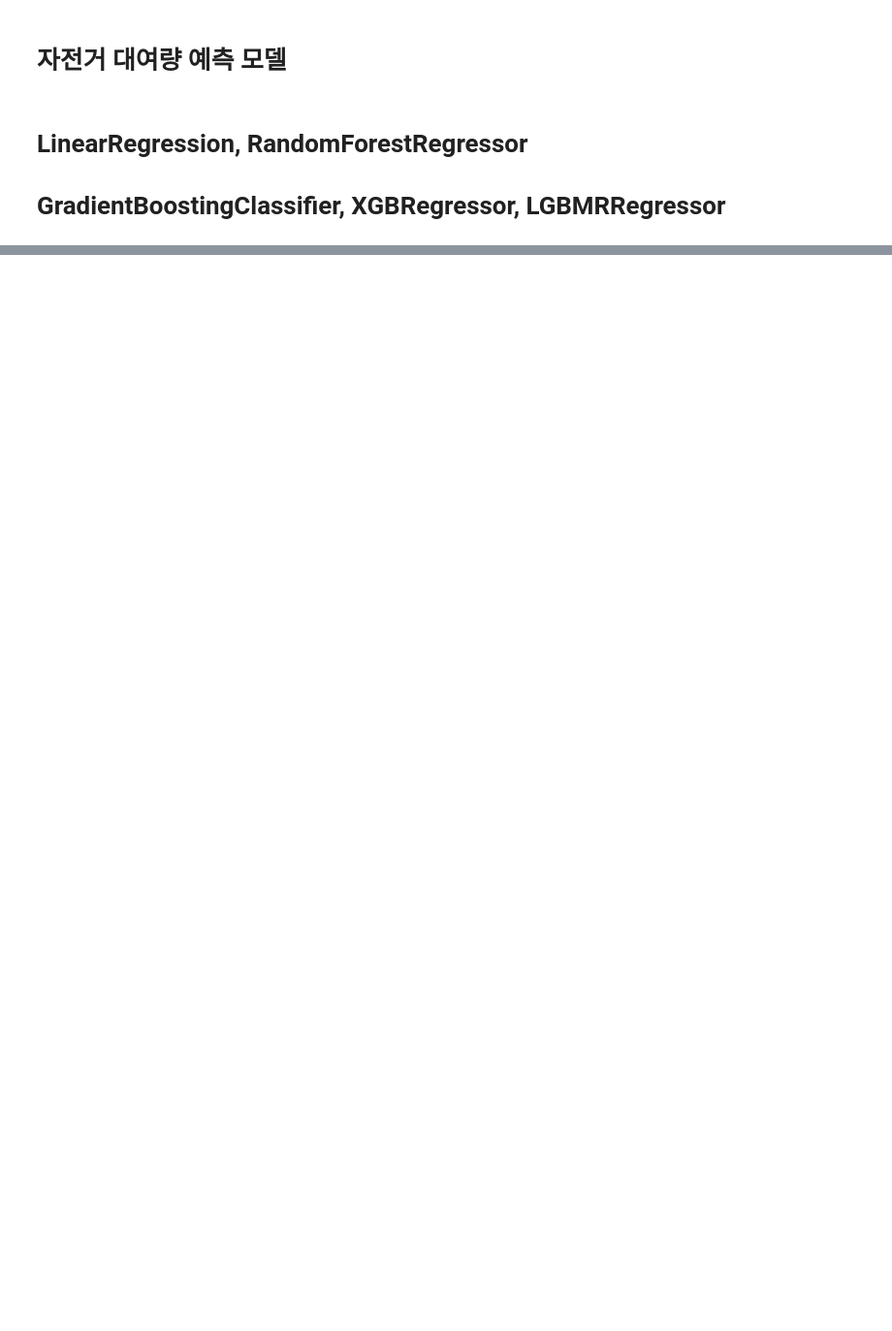
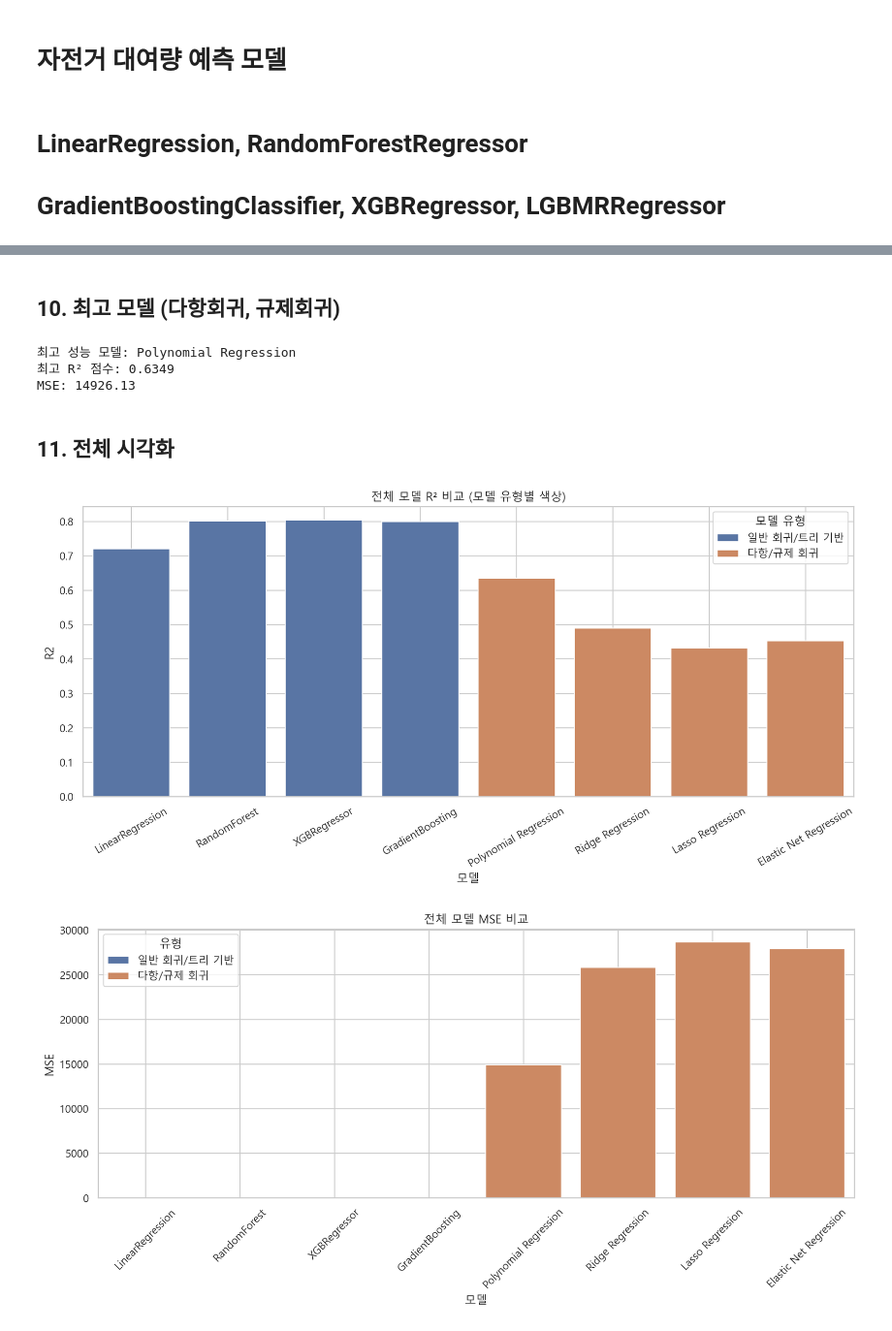
Before and after one commit to jihuikim45/hipython_rep, a Jupyter notebook: 대여량예측모델/bike대여량예측모델.ipynb, the cells around one changed output, grey strips where cells are left out. Shown at 97% size. Saved outputs shown, nothing was run; the diff lists cells and outputs as text; code cells hidden in the pictures; blank space fills up the shorter version.

```diff
--- a/대여량예측모델/bike대여량예측모델.ipynb
+++ b/대여량예측모델/bike대여량예측모델.ipynb
@@ -249,0 +90,8 @@ d
+# %%
+from sklearn.model_selection import train_test_split
+
+X = train.drop('count', axis=1)
+y = train['count']
+y_log = np.log1p(y)  # 로그 변환
+
+X_train, X_valid, y_train, y_valid = train_test_split(X, y_log, test_size=0.2, random_state=42)
@@ -249,0 +117,7 @@ d
+# %%
+models = {
+    'LinearRegression': LinearRegression(),
+    'RandomForest': RandomForestRegressor(random_state=42),
+    'GradientBoosting': GradientBoostingRegressor(random_state=42),
+    'XGBRegressor': XGBRegressor(random_state=42)
+}
@@ -249,0 +283,65 @@ d
+# %% [markdown]
+## 10. 최고 모델 (다항회귀, 규제회귀)
+# %%
+def get_best_model_by_r2(df, model_col='모델', r2_col='R2'):
+    best_row = df.loc[df[r2_col].idxmax()]
+    print("최고 성능 모델:", best_row[model_col])
+    print(f"최고 R² 점수: {best_row[r2_col]:.4f}")
+    print(f"MSE: {best_row['MSE']:.2f}")
+    return best_row
+
+
+best_model = get_best_model_by_r2(df_poly_regularized)
+# %% [output]
+최고 성능 모델: Polynomial Regression
+최고 R² 점수: 0.6349
+MSE: 14926.13
+# %% [markdown]
+## 11. 전체 시각화
+# %%
+# 기존 일반 모델 성능 데이터프레임
+df_general_models = pd.DataFrame({
+    '모델': ['LinearRegression', 'RandomForest', 'XGBRegressor', 'GradientBoosting'],
+    'MSE': [23.4175, 14.8234, 14.6058, 14.9823],
+    'RMSE': [4.8391, 3.8491, 3.8217, 3.8721],
+    'R2': [0.7204, 0.8012, 0.8034, 0.7997]
+})
+
+df_general_models['유형'] = '일반 회귀/트리 기반'
+df_poly_regularized['유형'] = '다항/규제 회귀'
+df_combined = pd.concat([df_general_models, df_poly_regularized], ignore_index=True)
+
+# 다항 및 규제 회귀에는 RMSE가 없으므로 추가
+df_poly_regularized['RMSE'] = (df_poly_regularized['MSE']) ** 0.5
+
+# 두 데이터프레임 합치기
+df_combined = pd.concat([df_general_models, df_poly_regularized], ignore_index=True)
+
+# 시각화
+plt.figure(figsize=(12, 6))
+sns.barplot(data=df_combined, x='모델', y='R2', hue='유형', dodge=False)
+plt.title('전체 모델 R² 비교 (모델 유형별 색상)')
+plt.xticks(rotation=30)
+plt.grid(True)
+plt.tight_layout()
+plt.legend(title='모델 유형')
+plt.show()
+
+plt.figure(figsize=(12, 6))
+sns.barplot(data=df_combined, x='모델', y='MSE', hue='유형', dodge=False)
+plt.title('전체 모델 MSE 비교')
+plt.xticks(rotation=45)
+plt.grid(True)
+plt.tight_layout()
+plt.show()
+
+plt.figure(figsize=(12, 6))
+sns.barplot(data=df_combined, x='모델', y='RMSE', hue='유형', dodge=False)
+plt.title('전체 모델 RMSE 비교')
+plt.xticks(rotation=45)
+plt.grid(True)
+plt.tight_layout()
+plt.show()
+# %% [output]
+[figure, added]
+[figure, added]
```
Also changed, not shown: parts of 34 cells of this notebook, 5 other files.
